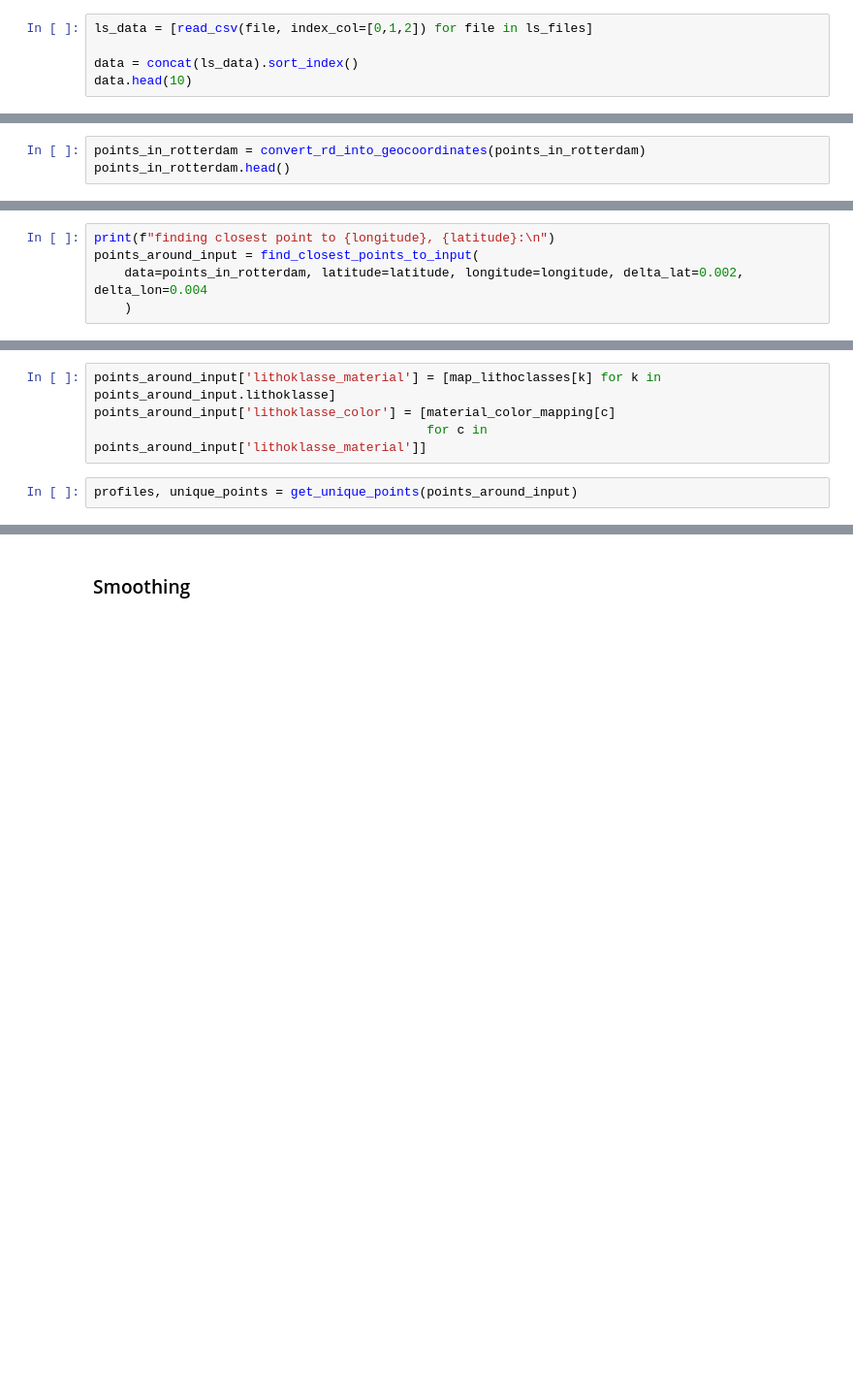
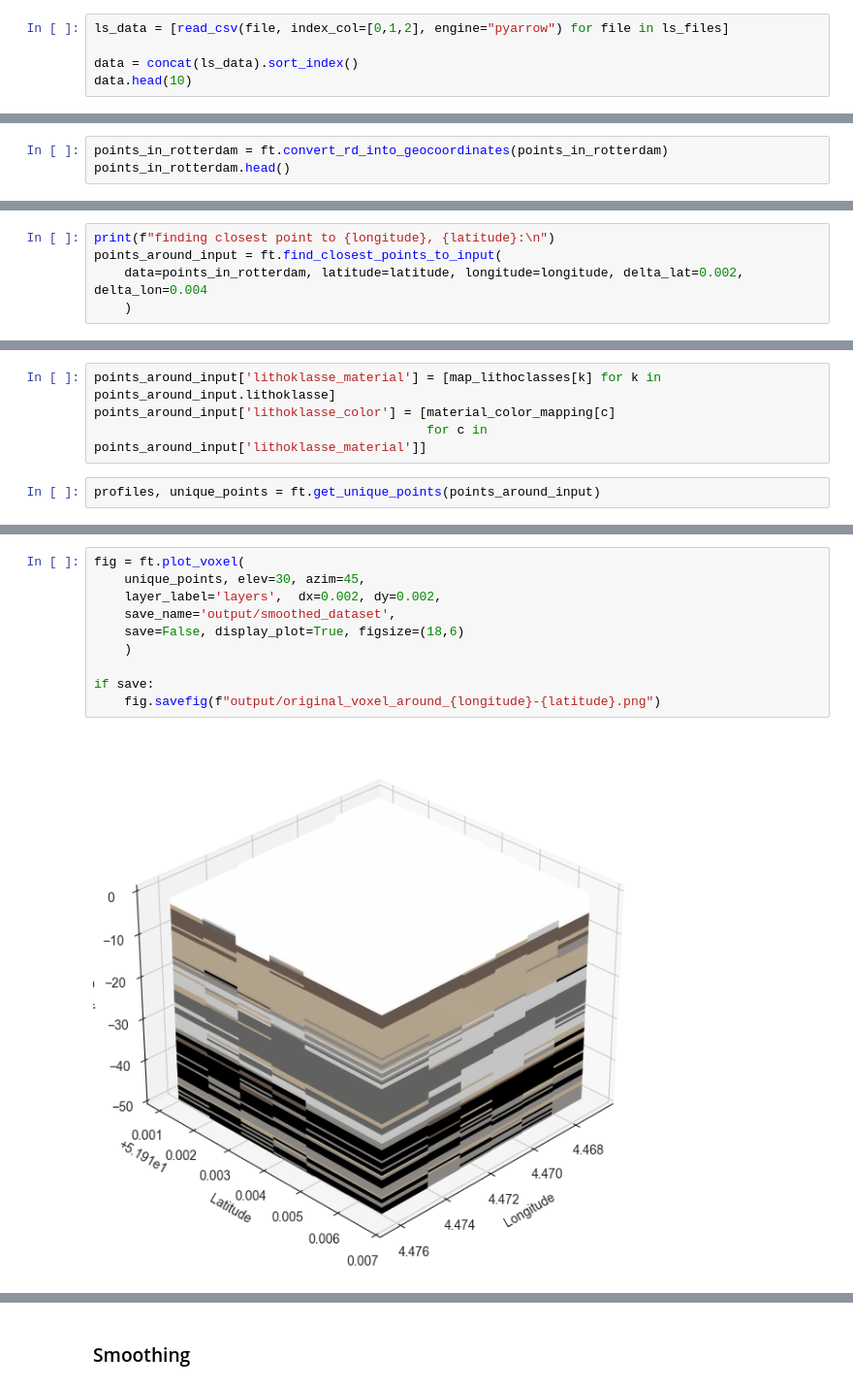
Before and after one commit to silviaelisabeth/UndergroundVisuals_Rotterdam, a Jupyter notebook: dev_layer_plot.ipynb, the cells around one changed output, grey strips where cells are left out. Shown at 97% size. Drawn from its saved outputs; the diff is of its cells as text; blank space fills up the shorter version.

```diff
--- a/dev_layer_plot.ipynb
+++ b/dev_layer_plot.ipynb
@@ -219,7 +114,7 @@ ls_files
  'data/GeoTOP_v01r6s1_csv_bestanden/zuidholland_B08.csv',
  'data/GeoTOP_v01r6s1_csv_bestanden/zuidholland_B09.csv']
 # %%
-ls_data = [read_csv(file, index_col=[0,1,2]) for file in ls_files]
+ls_data = [read_csv(file, index_col=[0,1,2], engine="pyarrow") for file in ls_files]
 
 data = concat(ls_data).sort_index()
 data.head(10)
@@ -342,7 +219,7 @@ Data points available within Rotterdam (2641848, 14)
 
 and plot in 2D plotly
 # %%
-points_in_rotterdam = convert_rd_into_geocoordinates(points_in_rotterdam)
+points_in_rotterdam = ft.convert_rd_into_geocoordinates(points_in_rotterdam)
 points_in_rotterdam.head()
 # %% [output]
 |  |  |  | lithostrat | lithoklasse | kans_1_veen | kans_2_klei | kans_3_kleiig_zand | ... |
@@ -399,7 +277,7 @@ fig.show()
 ### Get Box Around Address
 # %%
 print(f"finding closest point to {longitude}, {latitude}:\n")
-points_around_input = find_closest_points_to_input(
+points_around_input = ft.find_closest_points_to_input(
     data=points_in_rotterdam, latitude=latitude, longitude=longitude, delta_lat=0.002, delta_lon=0.004
     )
 # %% [output]
@@ -449,5 +327,5 @@ points_around_input['lithoklasse_material'] = [map_lithoclasses[k] for k in poin
 points_around_input['lithoklasse_color'] = [material_color_mapping[c]
                                             for c in points_around_input['lithoklasse_material']]
 # %%
-profiles, unique_points = get_unique_points(points_around_input)
+profiles, unique_points = ft.get_unique_points(points_around_input)
 # %% [output]
@@ -457,3 +437,15 @@ processed 25 unique lat/lon pairs
+# %%
+fig = ft.plot_voxel(
+    unique_points, elev=30, azim=45,
+    layer_label='layers',  dx=0.002, dy=0.002,
+    save_name='output/smoothed_dataset',
+    save=False, display_plot=True, figsize=(18,6)
+    )
+
+if save:
+    fig.savefig(f"output/original_voxel_around_{longitude}-{latitude}.png")
+# %% [output]
+[figure, added]
 # %%
 dic_original_figs = dict()
 for azim in linspace(0, 360, 12):
```
Also changed, not shown: parts of 52 cells of this notebook, 3 other files.
